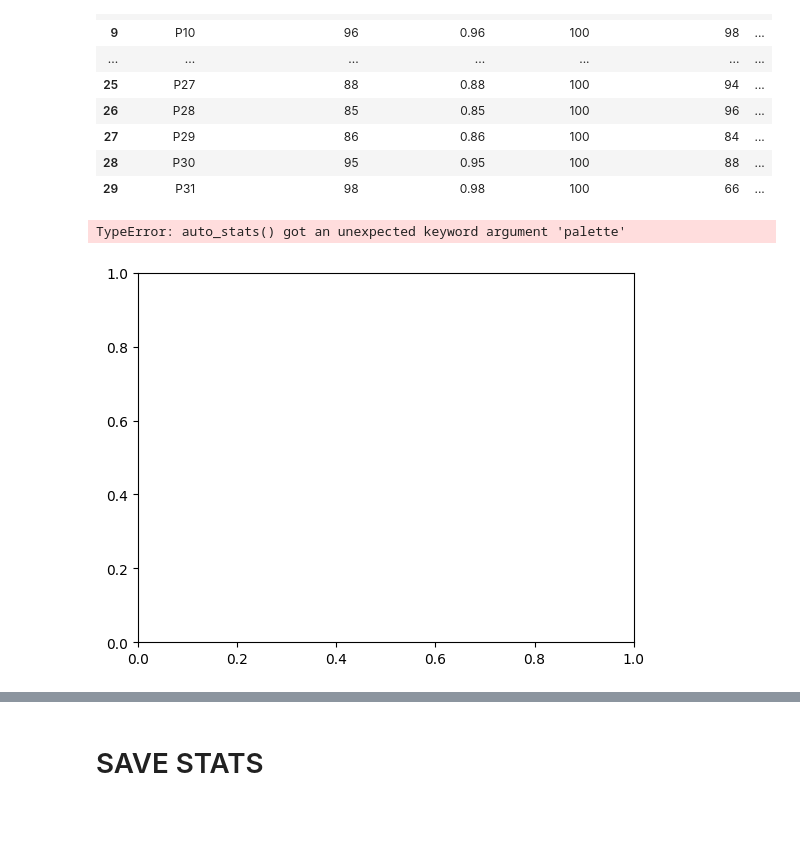
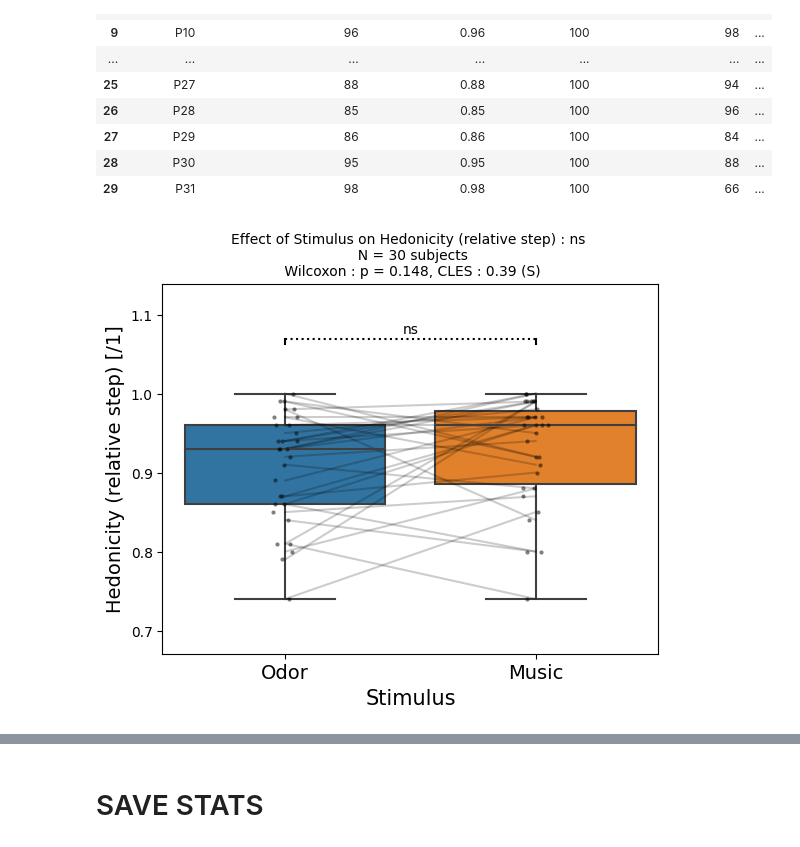
Before and after one commit to ValentinGhibaudo/Emosens_3, a Jupyter notebook: stats_stim_scoring.ipynb, the cells around one changed output, grey strips where cells are left out. Saved outputs shown, nothing was run; the diff lists cells and outputs as text; code cells hidden in the pictures; blank space fills up the shorter version.

```diff
--- a/stats_stim_scoring.ipynb
+++ b/stats_stim_scoring.ipynb
@@ -308,21 +308,19 @@ odeurs_choisies
 # %%
 fig, ax = plt.subplots()
 gh.auto_stats(df = pd.concat([odeurs_choisies, musiques_choisies]),
               predictor = 'Stimulus',
               outcome = 'hédonicité_relative',
               design = 'within',
              subject = 'participant',
              ax=ax,
              outcome_clean_label = 'Hedonicity (relative step)',
              outcome_unit = '/1',
-             xtick_info = False,
-             palette = {'Odor':'g','Music':'darkorange'})
+             xtick_info = False,)
 ax.set_ylabel(ax.get_ylabel(), fontsize = 14)
 ax.set_xticklabels(ax.get_xticklabels(), fontsize = 14)
 ax.set_xlabel(ax.get_xlabel(), fontsize = 15)
-fig.savefig(base_folder / 'Figures' / 'stimulus_scoring' / 'relative_hedonicity_stim_choisis.png', dpi = 300, bbox_inches = 'tight')
+# fig.savefig(base_folder / 'Figures' / 'stimulus_scoring' / 'relative_hedonicity_stim_choisis.png', dpi = 300, bbox_inches = 'tight')
 # %% [output]
-TypeError: auto_stats() got an unexpected keyword argument 'palette'
-[figure, old version]
+[figure, new version]
 # %%
 stim_choisies = pd.concat([odeurs_choisies, musiques_choisies])
```
Also changed, not shown: parts of 5 cells of this notebook, 3 other files.
